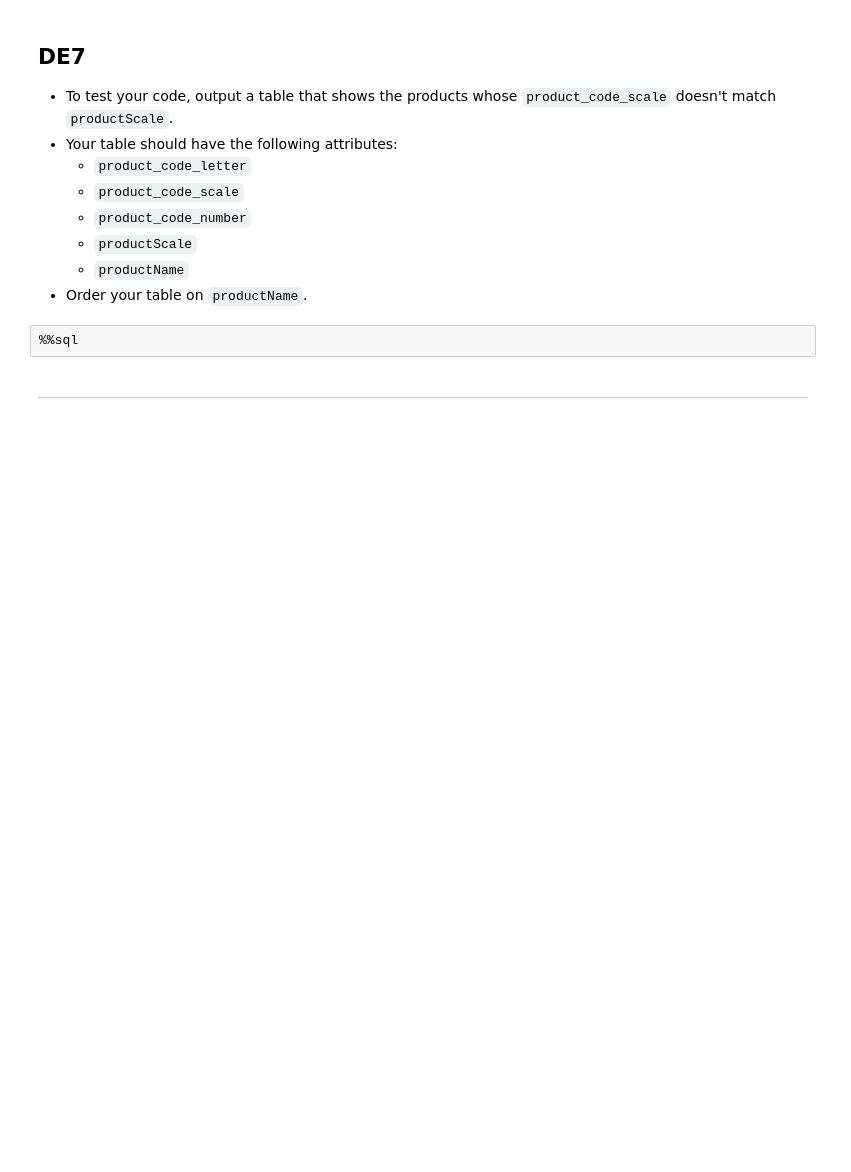
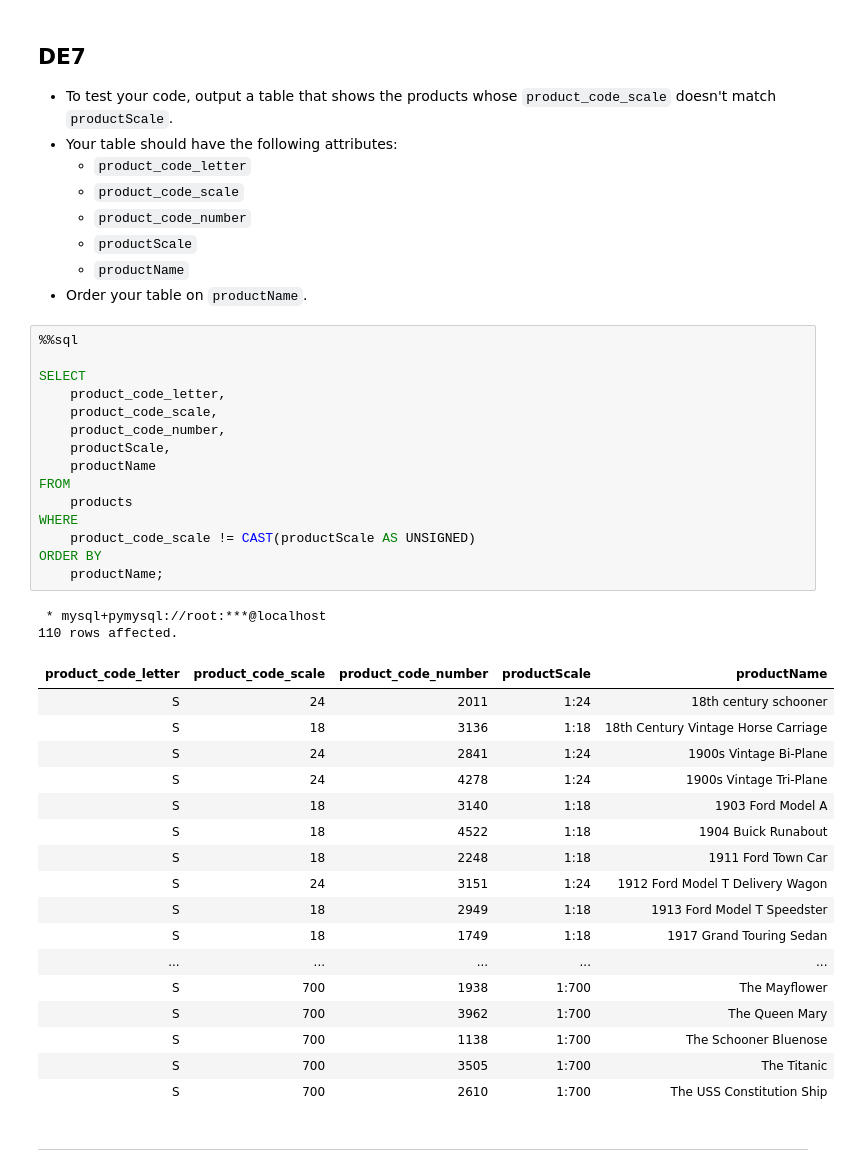
Before and after one commit to sixiann/W4111-Intro-to-Databases-Spring-2024, a Jupyter notebook: Exams/Midterm/S24-W4111-Midterm.ipynb, the cells around one changed output. Drawn from its saved outputs; the diff is of its cells as text; blank space fills up the shorter version.

```diff
--- a/Exams/Midterm/S24-W4111-Midterm.ipynb
+++ b/Exams/Midterm/S24-W4111-Midterm.ipynb
@@ -718,6 +864,39 @@ _Answer_
 - Order your table on `productName`.
 # %%
 %%sql
+
+SELECT
+    product_code_letter,
+    product_code_scale,
+    product_code_number,
+    productScale,
+    productName
+FROM
+    products
+WHERE
+    product_code_scale != CAST(productScale AS UNSIGNED)
+ORDER BY
+    productName;
+# %% [output]
+ * mysql+pymysql://root:***@localhost
+110 rows affected.
+| product_code_letter | product_code_scale | product_code_number | productScale | productName |
+| S | 24 | 2011 | 1:24 | 18th century schooner |
+| S | 18 | 3136 | 1:18 | 18th Century Vintage Horse Carriage |
+| S | 24 | 2841 | 1:24 | 1900s Vintage Bi-Plane |
+| S | 24 | 4278 | 1:24 | 1900s Vintage Tri-Plane |
+| S | 18 | 3140 | 1:18 | 1903 Ford Model A |
+| S | 18 | 4522 | 1:18 | 1904 Buick Runabout |
+| S | 18 | 2248 | 1:18 | 1911 Ford Town Car |
+| S | 24 | 3151 | 1:24 | 1912 Ford Model T Delivery Wagon |
+| S | 18 | 2949 | 1:18 | 1913 Ford Model T Speedster |
+| S | 18 | 1749 | 1:18 | 1917 Grand Touring Sedan |
+| ... | ... | ... | ... | ... |
+| S | 700 | 1938 | 1:700 | The Mayflower |
+| S | 700 | 3962 | 1:700 | The Queen Mary |
+| S | 700 | 1138 | 1:700 | The Schooner Bluenose |
+| S | 700 | 3505 | 1:700 | The Titanic |
+| S | 700 | 2610 | 1:700 | The USS Constitution Ship |
 # %% [markdown]
 <hr style="height:2px;">
 # %% [markdown]
```
Also changed, not shown: parts of 10 cells of this notebook.
